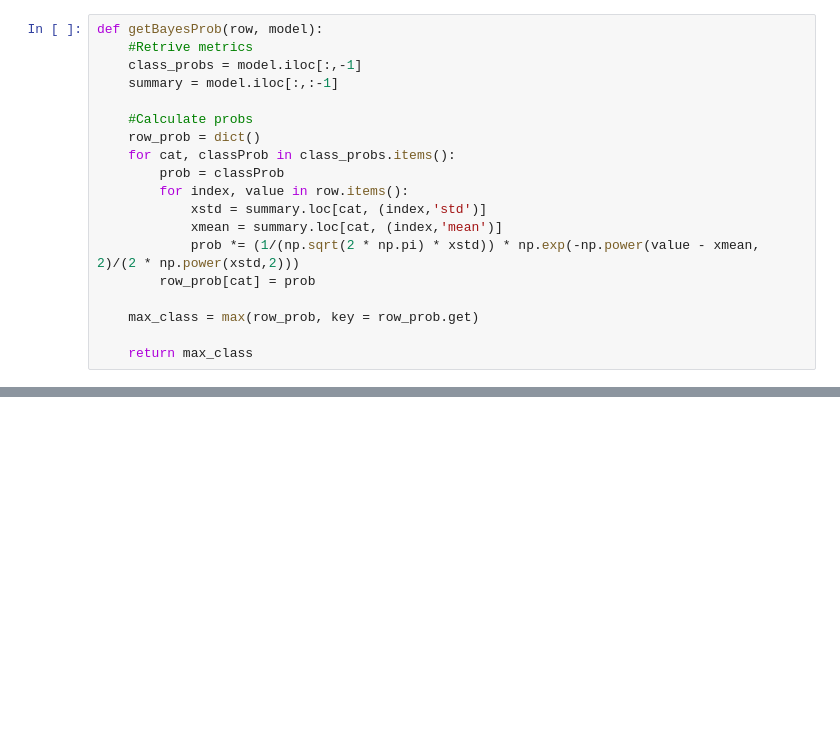
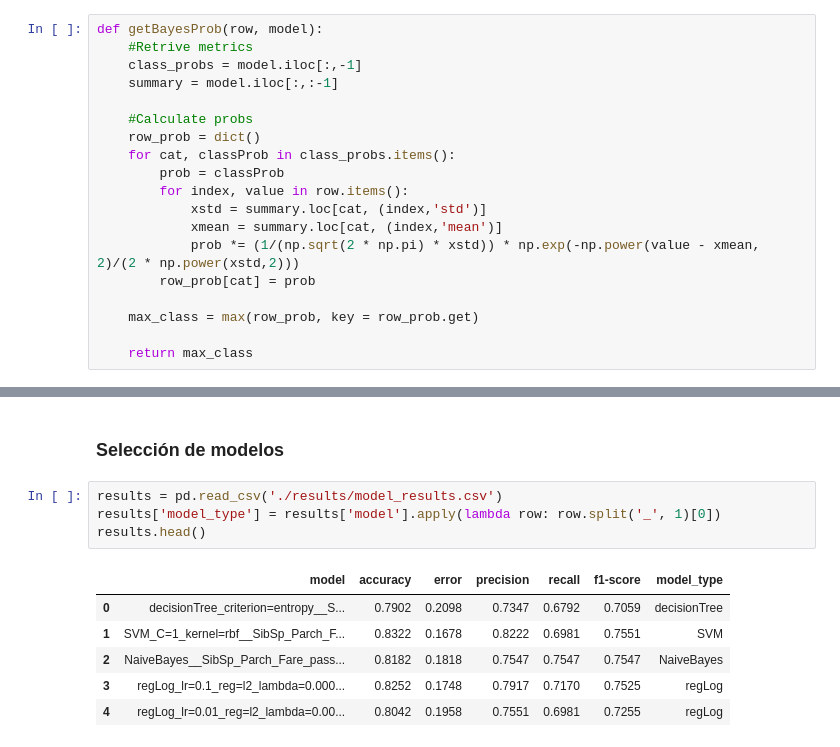
Before and after one commit to CarlosGarlem/TitanicClassPrediciton, a Jupyter notebook: TrainingModel.ipynb, the cells around one changed output, grey strips where cells are left out. Cells and saved outputs as stored; diff of their text form; blank space fills up the shorter version.

```diff
--- a/TrainingModel.ipynb
+++ b/TrainingModel.ipynb
@@ -342,2 +504,15 @@ writeModelResults(model_metrics, model, save_type = 'csv')
 # %% [output]
 Model results saved succesfully
+# %% [markdown]
+### Selección de modelos
+# %%
+results = pd.read_csv('./results/model_results.csv')
+results['model_type'] = results['model'].apply(lambda row: row.split('_', 1)[0])
+results.head()
+# %% [output]
+|  | model | accuracy | error | precision | recall | f1-score | model_type |
+| 0 | decisionTree_criterion=entropy__S... | 0.7902 | 0.2098 | 0.7347 | 0.6792 | 0.7059 | decisionTree |
+| 1 | SVM_C=1_kernel=rbf__SibSp_Parch_F... | 0.8322 | 0.1678 | 0.8222 | 0.6981 | 0.7551 | SVM |
+| 2 | NaiveBayes__SibSp_Parch_Fare_pass... | 0.8182 | 0.1818 | 0.7547 | 0.7547 | 0.7547 | NaiveBayes |
+| 3 | regLog_lr=0.1_reg=l2_lambda=0.000... | 0.8252 | 0.1748 | 0.7917 | 0.7170 | 0.7525 | regLog |
+| 4 | regLog_lr=0.01_reg=l2_lambda=0.00... | 0.8042 | 0.1958 | 0.7551 | 0.6981 | 0.7255 | regLog |
```
Also changed, not shown: parts of 31 cells of this notebook, 15 other files.
